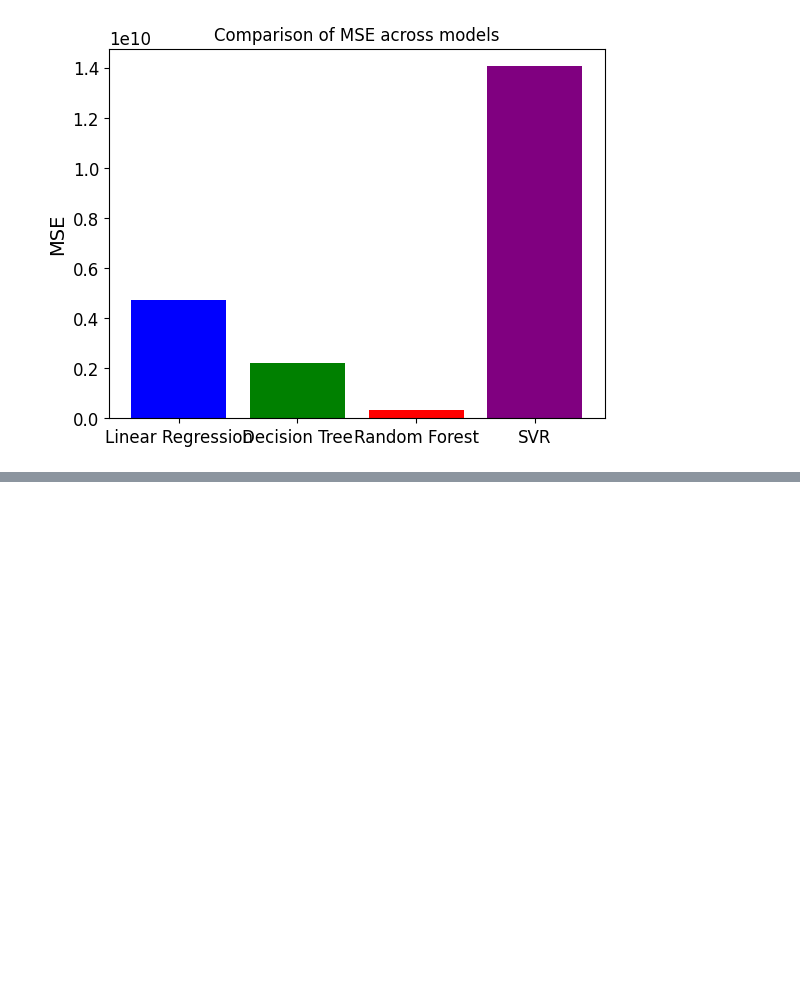
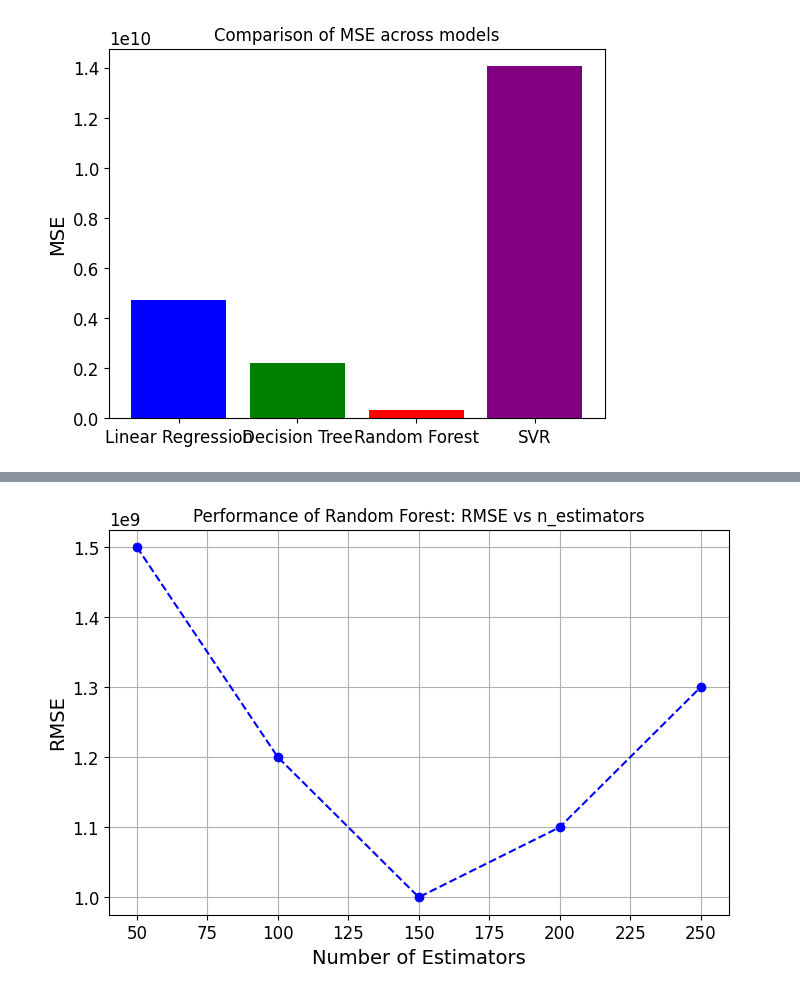
Before and after one commit to Justine-IA/IAI600Lab, a Jupyter notebook: main.ipynb, the cells around one changed output, grey strips where cells are left out. Cells and saved outputs as stored; diff of their text form; code cells hidden in the pictures; blank space fills up the shorter version.

```diff
--- a/main.ipynb
+++ b/main.ipynb
@@ -596,0 +1033,15 @@ plt.show()
+# %%
+# Assume we have performance data for different `n_estimators` in Random Forest
+n_estimators = [50, 100, 150, 200, 250]
+rmse_performance = [1.5e9, 1.2e9, 1.0e9, 1.1e9, 1.3e9]  # Fake RMSE values for each n_estimators
+
+# Plot performance vs n_estimators
+plt.figure(figsize=(8, 5))
+plt.plot(n_estimators, rmse_performance, marker='o', linestyle='--', color='b')
+plt.xlabel('Number of Estimators')
+plt.ylabel('RMSE')
+plt.title('Performance of Random Forest: RMSE vs n_estimators')
+plt.grid(True)
+plt.show()
+# %% [output]
+[figure, added]
```
Also changed, not shown: parts of 56 cells of this notebook.
